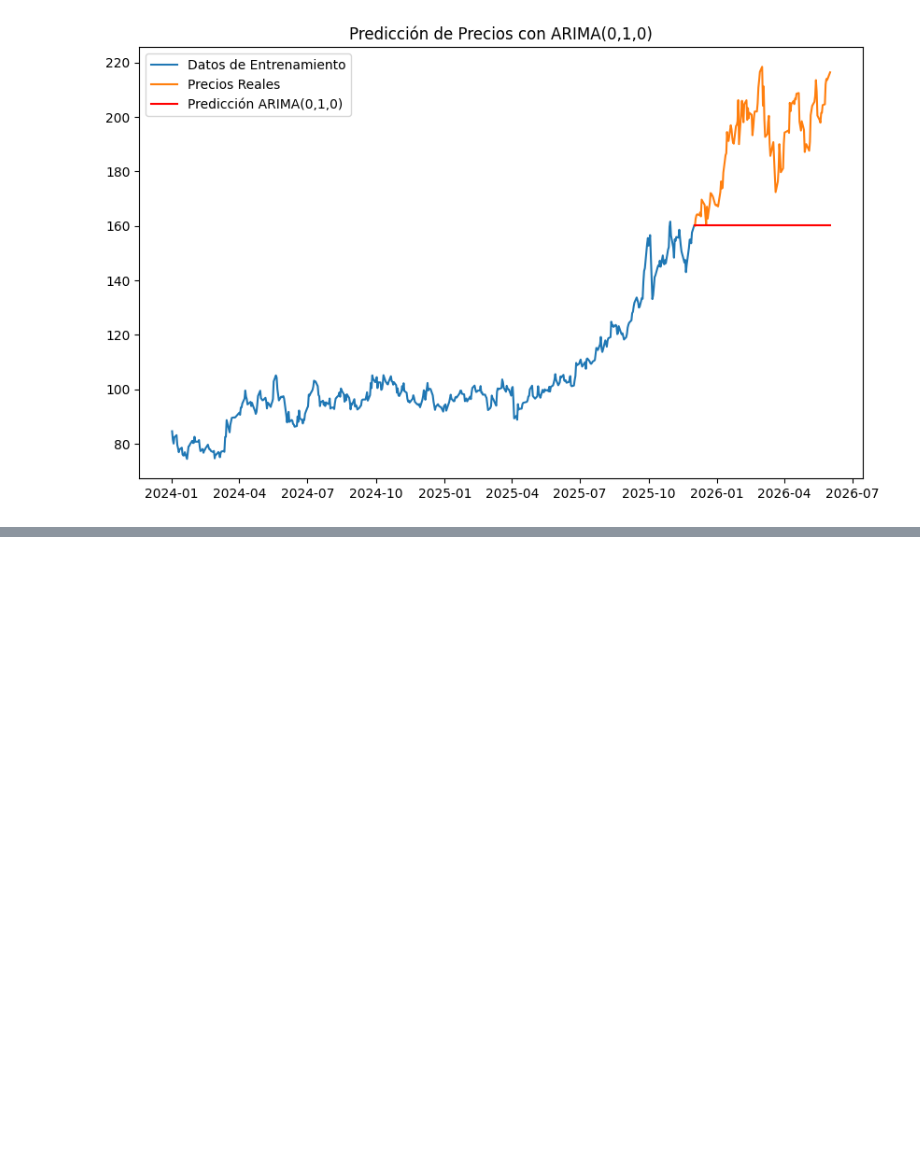
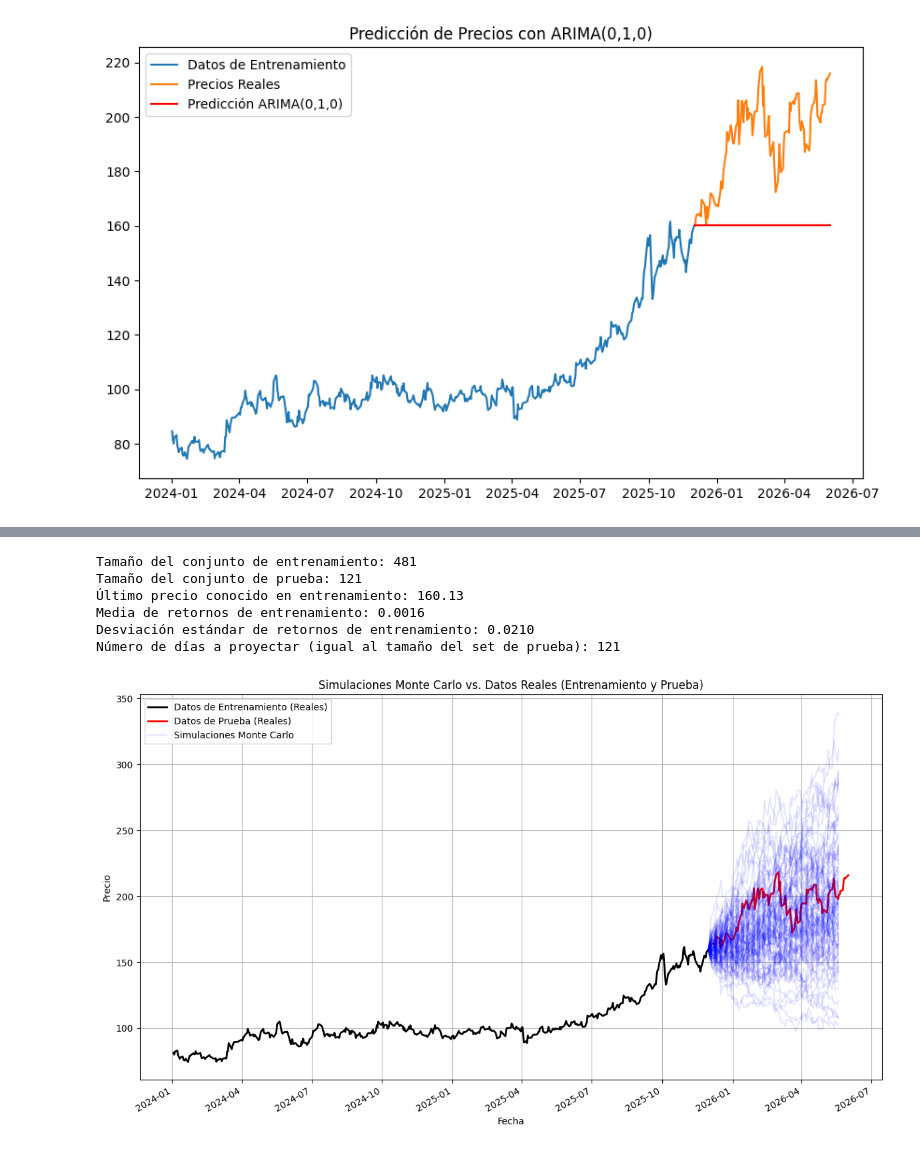
Before and after one commit to MartaPCastillo/Tesis, a Jupyter notebook: Grupo_Mexico.ipynb, the cells around one changed output, grey strips where cells are left out. Drawn from its saved outputs; the diff is of its cells as text; code cells hidden in the pictures; blank space fills up the shorter version.

```diff
--- a/Grupo_Mexico.ipynb
+++ b/Grupo_Mexico.ipynb
@@ -625,0 +748,74 @@ NameError: name 'exp' is not defined
+# %%
+# 1. Definir el punto de división para entrenamiento y prueba
+# Usaremos un 80% de los datos para entrenamiento y el 20% restante para prueba
+split_ratio = 0.8
+split_index = int(len(df['Close']) * split_ratio)
+
+train_series = df['Close'].iloc[:split_index]
+test_series = df['Close'].iloc[split_index:]
+
+print(f"Tamaño del conjunto de entrenamiento: {len(train_series)}")
+print(f"Tamaño del conjunto de prueba: {len(test_series)}")
+
+# 2. Recalcular los parámetros de la simulación de Monte Carlo usando SOLO los datos de entrenamiento
+train_returns = train_series.pct_change().dropna()
+media_retornos_train = train_returns.mean()
+desviacion_retornos_train = train_returns.std()
+
+last_known_price_train = train_series.iloc[-1]
+num_days_to_project_mc = len(test_series)
+
+print(f"Último precio conocido en entrenamiento: {last_known_price_train:.2f}")
+print(f"Media de retornos de entrenamiento: {media_retornos_train:.4f}")
+print(f"Desviación estándar de retornos de entrenamiento: {desviacion_retornos_train:.4f}")
+print(f"Número de días a proyectar (igual al tamaño del set de prueba): {num_days_to_project_mc}")
+
+# 3. Ejecutar la simulación de Monte Carlo
+num_simulations_comparison = 100 # Número de escenarios
+monte_carlo_simulations_comparison = []
+
+for _ in range(num_simulations_comparison):
+    current_scenario_prices = [last_known_price_train]
+    for _ in range(num_days_to_project_mc):
+        daily_return = np.random.normal(media_retornos_train, desviacion_retornos_train)
+        next_price = current_scenario_prices[-1] * (1 + daily_return)
+        current_scenario_prices.append(next_price)
+    monte_carlo_simulations_comparison.append(current_scenario_prices)
+
+monte_carlo_simulations_comparison_df = pd.DataFrame(monte_carlo_simulations_comparison).T
+
+# 4. Crear un índice de tiempo para las proyecciones que coincida con el conjunto de prueba
+mc_forecast_dates = pd.date_range(start=train_series.index[-1], periods=num_days_to_project_mc + 1, freq='B')[1:]
+
+# 5. Visualizar los resultados: entrenamiento, prueba y simulaciones
+plt.figure(figsize=(12, 7)) # Reduced figure size
+
+# Plotear los datos de entrenamiento
+plt.plot(train_series.index, train_series, label='Datos de Entrenamiento (Reales)', color='black', linewidth=2)
+
+# Plotear los datos de prueba (los valores reales para comparar)
+plt.plot(test_series.index, test_series, label='Datos de Prueba (Reales)', color='red', linewidth=2)
+
+# Plotear cada simulación de Monte Carlo
+for i in range(monte_carlo_simulations_comparison_df.shape[1]):
+    # Las fechas de la simulación deben incluir el último punto de entrenamiento como inicio
+    full_simulation_dates_mc = [train_series.index[-1]] + list(mc_forecast_dates)
+    plt.plot(full_simulation_dates_mc, monte_carlo_simulations_comparison_df.iloc[:, i], alpha=0.1, color='blue')
+
+plt.title('Simulaciones Monte Carlo vs. Datos Reales (Entrenamiento y Prueba)')
+plt.xlabel('Fecha')
+plt.ylabel('Precio')
+plt.grid(True)
+plt.legend(['Datos de Entrenamiento (Reales)', 'Datos de Prueba (Reales)', 'Simulaciones Monte Carlo'], loc='upper left')
+
+plt.gcf().autofmt_xdate()
+plt.tight_layout()
+plt.show()
+# %% [output]
+Tamaño del conjunto de entrenamiento: 481
+Tamaño del conjunto de prueba: 121
+Último precio conocido en entrenamiento: 160.13
+Media de retornos de entrenamiento: 0.0016
+Desviación estándar de retornos de entrenamiento: 0.0210
+Número de días a proyectar (igual al tamaño del set de prueba): 121
+[figure, added]
```
Also changed, not shown: parts of 32 cells of this notebook.
